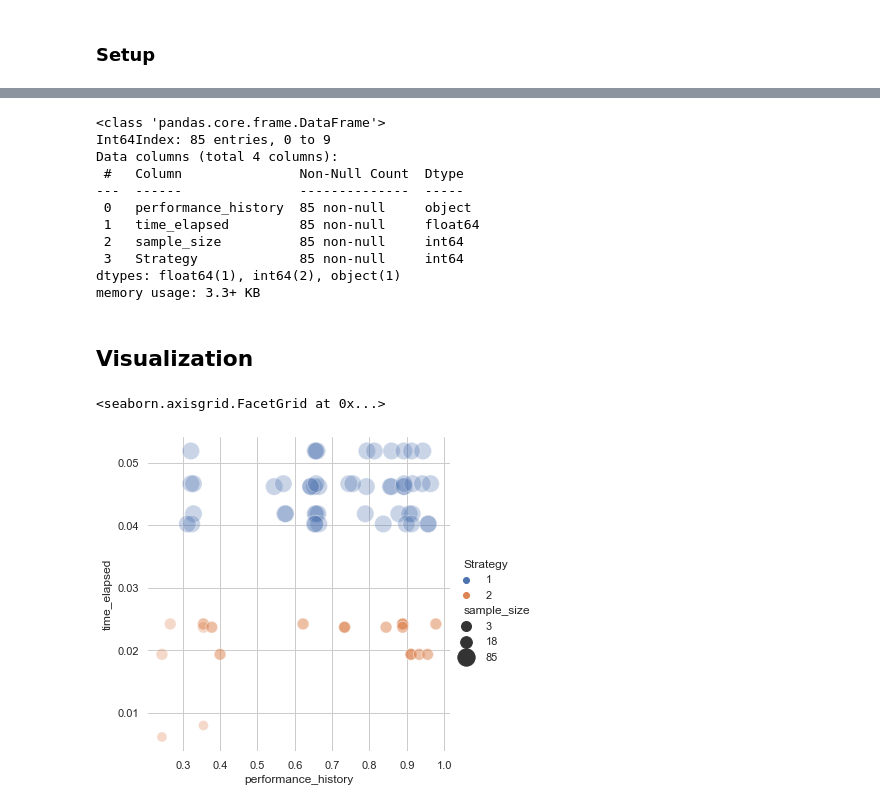
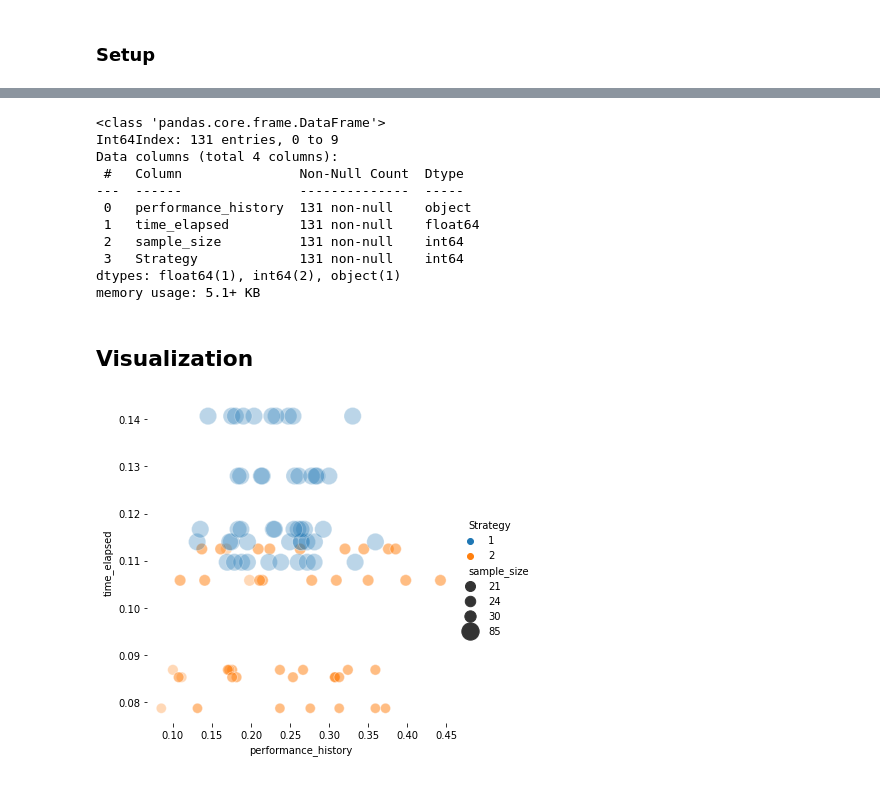
Before and after one commit to ahmoura/active_learning, a Jupyter notebook: act_learn/data/Framework AL - Refatoração.ipynb, the cells around one changed output, grey strips where cells are left out. Saved outputs shown, nothing was run; the diff lists cells and outputs as text; code cells hidden in the pictures.

Commit message:
Testando novos algoritmos e datasets

```diff
--- a/act_learn/data/Framework AL - Refatoração.ipynb
+++ b/act_learn/data/Framework AL - Refatoração.ipynb
@@ -193,6 +194,16 @@ def which_dataset(dataset = "iris", n_splits = 5):
     # Futuramente essa etapa será ajustada para receber qualquer dataset (ou lista com datasets)
     if (dataset == "iris"):
         data = load_iris()
+        X_raw = data['data']
+        y_raw = data['target']
+
+    if (dataset == "wine"):
+        data = load_wine()
+        X_raw = data['data']
+        y_raw = data['target']
+
+    if (dataset == "digits"):
+        data = load_digits()
         X_raw = data['data']
         y_raw = data['target']
 
@@ -210,24 +221,28 @@ def which_classifier(parameters, classifier = 'knn'):
 
     if (classifier == 'knn'):
         return KNeighborsClassifier(parameters)
+    if (classifier == 'rfc'):
+        return RandomForestClassifier(n_estimators = 5)
+    #if (classifier == 'rfc'):
+    #    return RandomForestClassifier(n_estimators = 5)
 # %%
 n_queries = 10 # cost
 n_splits = 5 # number of bags cv
 total_performance_history = []
 k = 3 #parameter to knn classifier
 
-idx_bag = 1
+idx_bag = 10
 
-classifier = which_classifier(k)
-X_raw, y_raw, idx_data = which_dataset()
+classifier = which_classifier(k, classifier = 'rfc')
+X_raw, y_raw, idx_data = which_dataset("digits")
 
 #para cada i em idx_bag ("n_splits") (1 a 5)
 for idx_bag in range(n_splits):
     total_performance_history.append(uncertain_sampling(deepcopy(X_raw), deepcopy(y_raw), idx_data, idx_bag, classifier, k, n_queries))
 for idx_bag in range(n_splits):
     total_performance_history.append(random_sampling(deepcopy(X_raw), deepcopy(y_raw), idx_data, idx_bag, classifier, k, n_queries))
-# for idx_bag in range(n_splits):
-#     total_performance_history.append(query_by_committee(deepcopy(X_raw), deepcopy(y_raw), idx_data, idx_bag, classifier, k, n_queries))
+#for idx_bag in range(n_splits):
+#    total_performance_history.append(query_by_committee(deepcopy(X_raw), deepcopy(y_raw), idx_data, idx_bag, classifier, k, n_queries))
 # %%
 total_performance_history
 # %% [output]
@@ -256,13 +271,13 @@ df = df.explode('performance_history')
 df.info()
 # %% [output]
 <class 'pandas.core.frame.DataFrame'>
-Int64Index: 85 entries, 0 to 9
+Int64Index: 131 entries, 0 to 9
 Data columns (total 4 columns):
  #   Column               Non-Null Count  Dtype
 ---  ------               --------------  -----
- 0   performance_history  85 non-null     object
- 1   time_elapsed         85 non-null     float64
- 2   sample_size          85 non-null     int64
- 3   Strategy             85 non-null     int64
+ 0   performance_history  131 non-null    object
+ 1   time_elapsed         131 non-null    float64
+ 2   sample_size          131 non-null    int64
+ 3   Strategy             131 non-null    int64
 dtypes: float64(1), int64(2), object(1)
-memory usage: 3.3+ KB
+memory usage: 5.1+ KB
@@ -275,13 +289,12 @@ import seaborn as sns
 # %%
 g = sns.relplot(
     data=df,
     x="performance_history", y="time_elapsed",
     hue="Strategy", size="sample_size",
     palette=sns.color_palette(n_colors=2), sizes=(100, 300), alpha=0.3
 )
 g.ax.xaxis.grid(True, "minor", linewidth=.25)
 g.ax.yaxis.grid(True, "minor", linewidth=.25)
-g.despine(left=True, bottom=True)
+_ = g.despine(left=True, bottom=True)
 # %% [output]
-<seaborn.axisgrid.FacetGrid at 0x...>
-[figure, old version]
+[figure, new version]
```
Also changed, not shown: parts of 6 cells of this notebook.
